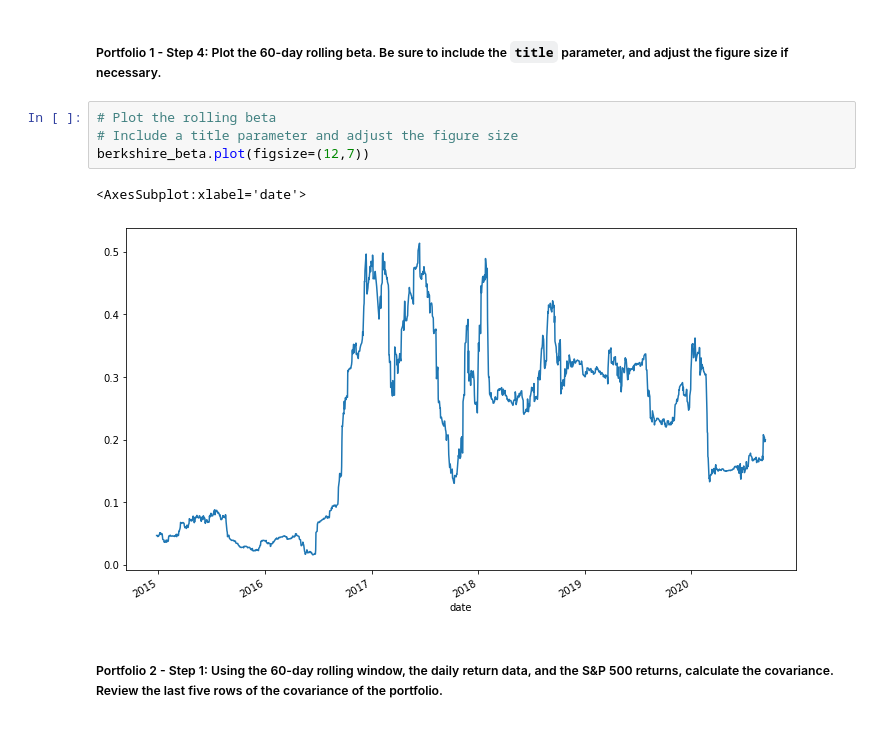
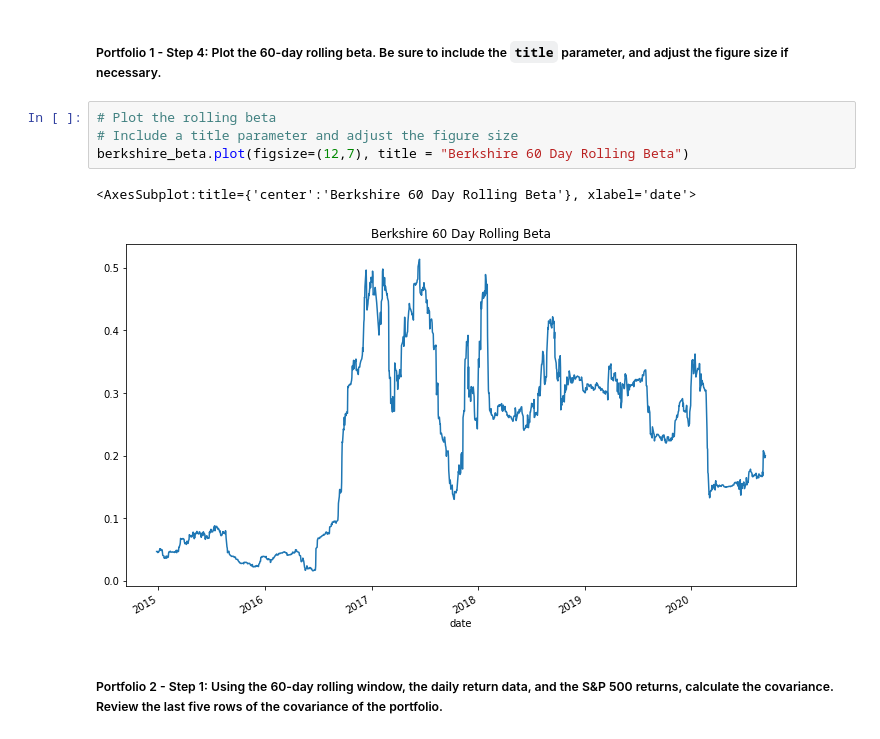
Before and after one commit to nimaharirchian/Risk_Return_Analysis, a Jupyter notebook: risk_return_analysis.ipynb, the cells around one changed output. Cells and saved outputs as stored; diff of their text form.

```diff
--- a/risk_return_analysis.ipynb
+++ b/risk_return_analysis.ipynb
@@ -422,10 +422,10 @@ berkshire_beta.mean()
 # %%
 # Plot the rolling beta
 # Include a title parameter and adjust the figure size
-berkshire_beta.plot(figsize=(12,7))
+berkshire_beta.plot(figsize=(12,7), title = "Berkshire 60 Day Rolling Beta")
 # %% [output]
-<AxesSubplot:xlabel='date'>
+<AxesSubplot:title={'center':'Berkshire 60 Day Rolling Beta'}, xlabel='date'>
-[figure, old version]
+[figure, new version]
 # %% [markdown]
 ##### Portfolio 2 - Step 1: Using the 60-day rolling window, the daily return data, and the S&P 500 returns, calculate the covariance. Review the last five rows of the covariance of the portfolio.
 # %%
```
Also changed, not shown: parts of 11 cells of this notebook.
